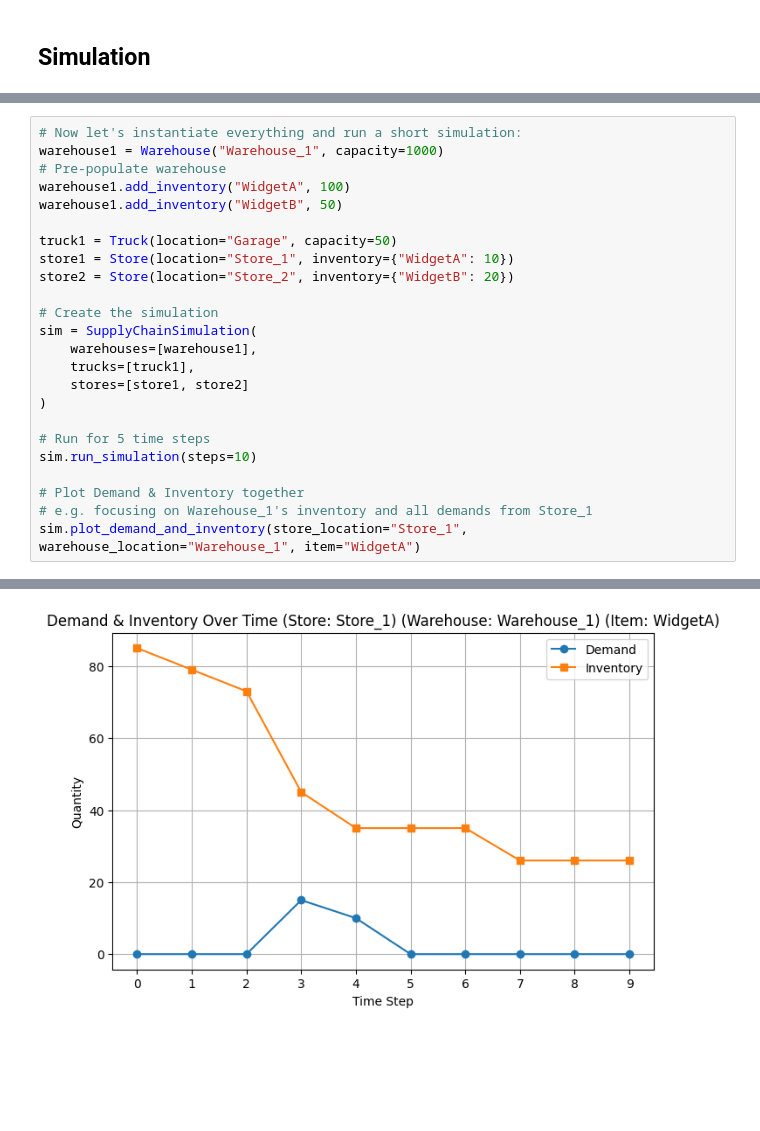
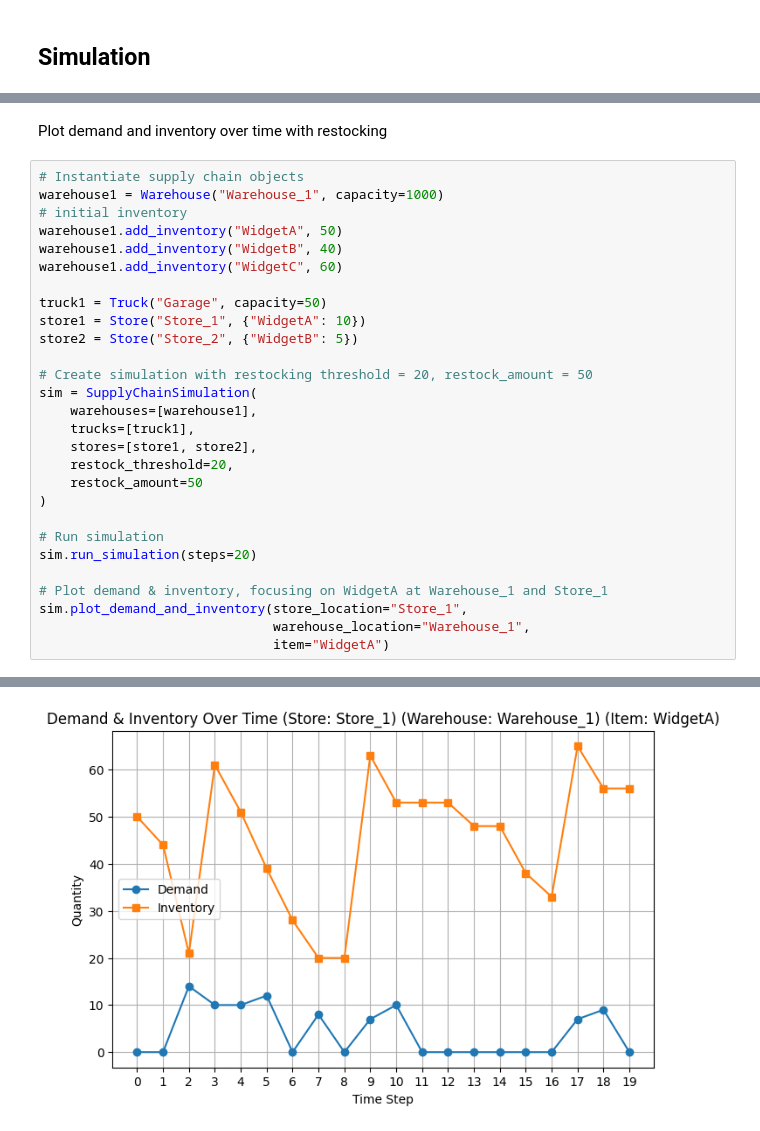
Before and after one commit to aylinsgl/data-science-tutorials, a Jupyter notebook: _sources/notebooks/project1_digital_twin.ipynb, the cells around one changed output, grey strips where cells are left out. Saved outputs shown, nothing was run; the diff lists cells and outputs as text; blank space fills up the shorter version.

```diff
--- a/_sources/notebooks/project1_digital_twin.ipynb
+++ b/_sources/notebooks/project1_digital_twin.ipynb
@@ -279,29 +303,35 @@ class SupplyChainSimulation:
         plt.legend()
         plt.grid(True)
         plt.show()
+# %% [markdown]
+Plot demand and inventory over time with restocking
 # %%
-# Now let's instantiate everything and run a short simulation:
+# Instantiate supply chain objects
 warehouse1 = Warehouse("Warehouse_1", capacity=1000)
-# Pre-populate warehouse
-warehouse1.add_inventory("WidgetA", 100)
-warehouse1.add_inventory("WidgetB", 50)
+# initial inventory
+warehouse1.add_inventory("WidgetA", 50)
+warehouse1.add_inventory("WidgetB", 40)
+warehouse1.add_inventory("WidgetC", 60)
 
-truck1 = Truck(location="Garage", capacity=50)
-store1 = Store(location="Store_1", inventory={"WidgetA": 10})
-store2 = Store(location="Store_2", inventory={"WidgetB": 20})
+truck1 = Truck("Garage", capacity=50)
+store1 = Store("Store_1", {"WidgetA": 10})
+store2 = Store("Store_2", {"WidgetB": 5})
 
-# Create the simulation
+# Create simulation with restocking threshold = 20, restock_amount = 50
 sim = SupplyChainSimulation(
     warehouses=[warehouse1],
     trucks=[truck1],
-    stores=[store1, store2]
+    stores=[store1, store2],
+    restock_threshold=20,
+    restock_amount=50
 )
 
-# Run for 5 time steps
-sim.run_simulation(steps=10)
+# Run simulation
+sim.run_simulation(steps=20)
 
-# Plot Demand & Inventory together
-# e.g. focusing on Warehouse_1's inventory and all demands from Store_1
-sim.plot_demand_and_inventory(store_location="Store_1", warehouse_location="Warehouse_1", item="WidgetA")
+# Plot demand & inventory, focusing on WidgetA at Warehouse_1 and Store_1
+sim.plot_demand_and_inventory(store_location="Store_1",
+                              warehouse_location="Warehouse_1",
+                              item="WidgetA")
 # %% [output]
 --- Time Step 0 ---
@@ -324 +354 @@ Warehouse at Warehouse_1 does not have enough WidgetC in stock.
-[figure, old version]
+[figure, new version]
```
Also changed, not shown: parts of 2 cells of this notebook, 3 other files.
